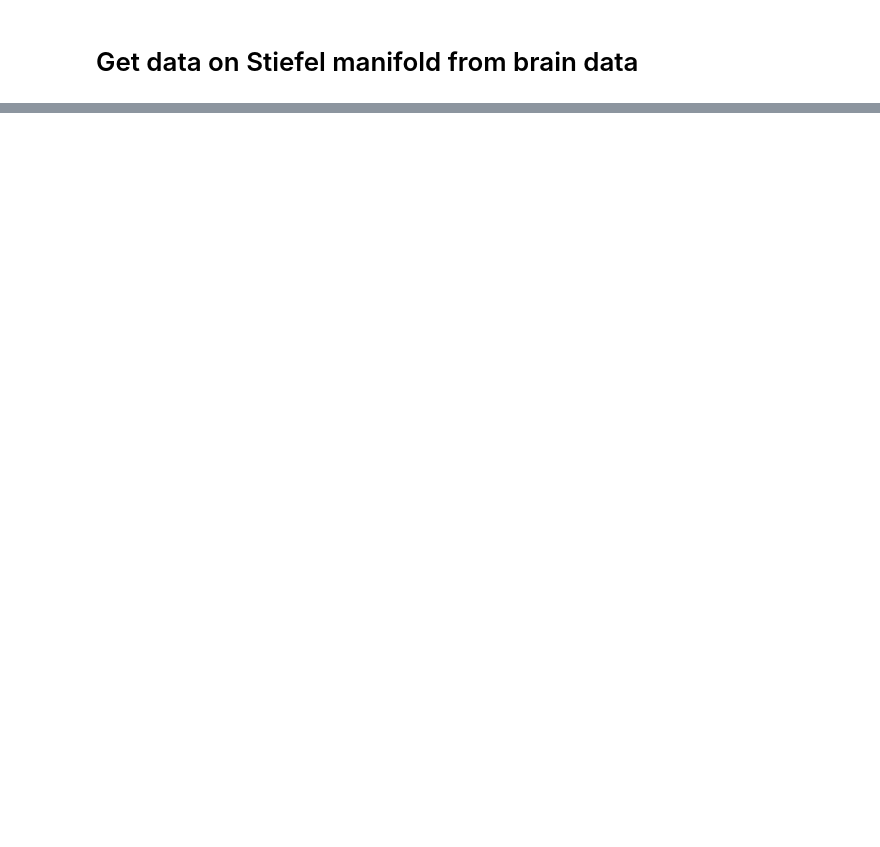
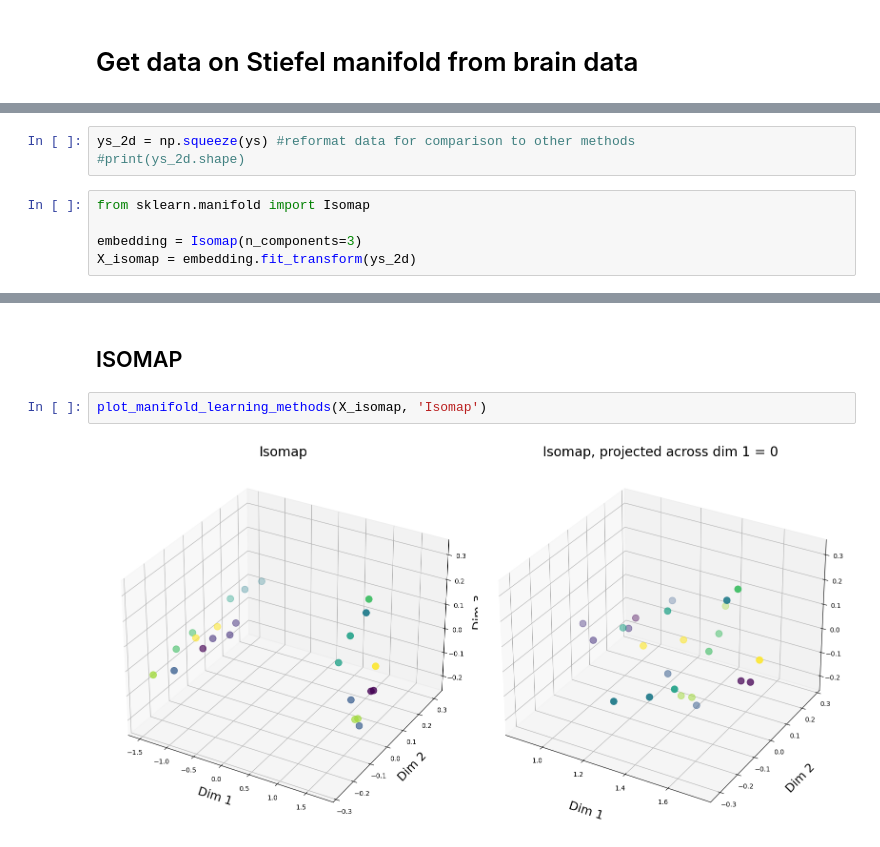
Before and after one commit to HarlinLee/PSC, a Jupyter notebook: experiments/brain.ipynb, the cells around one changed output, grey strips where cells are left out. Saved outputs shown, nothing was run; the diff lists cells and outputs as text; blank space fills up the shorter version.

```diff
--- a/experiments/brain.ipynb
+++ b/experiments/brain.ipynb
@@ -130,0 +118,8 @@ Terminated - min grad norm reached after 560 iterations, 16.64 seconds.
+# %%
+ys_2d = np.squeeze(ys) #reformat data for comparison to other methods
+#print(ys_2d.shape)
+# %%
+from sklearn.manifold import Isomap
+
+embedding = Isomap(n_components=3)
+X_isomap = embedding.fit_transform(ys_2d)
@@ -187,0 +243,6 @@ plt.savefig(os.path.join(output_folder, 'brain_projected.pdf'), dpi=300)
+# %% [markdown]
+## ISOMAP
+# %%
+plot_manifold_learning_methods(X_isomap, 'Isomap')
+# %% [output]
+[figure, added]
```
Also changed, not shown: parts of 36 cells of this notebook.
